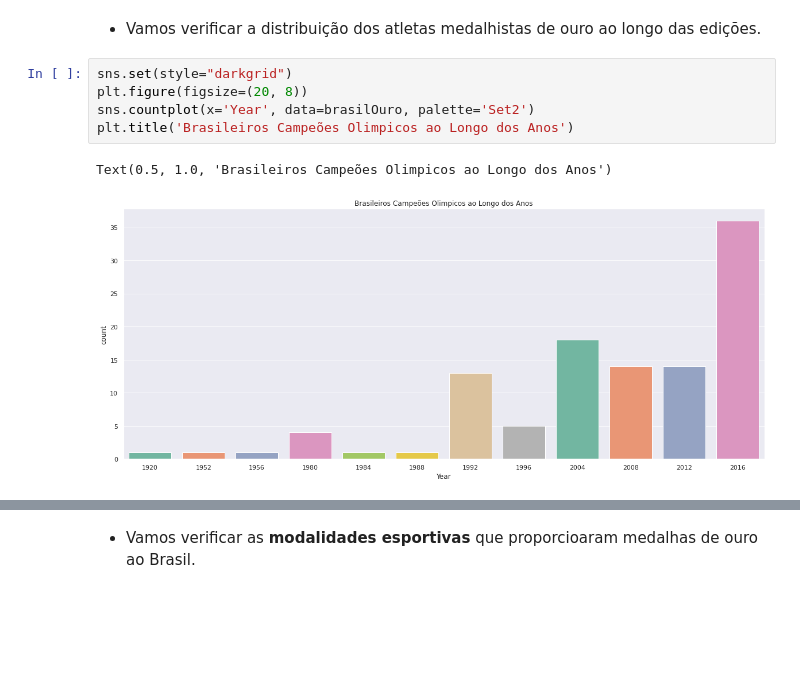
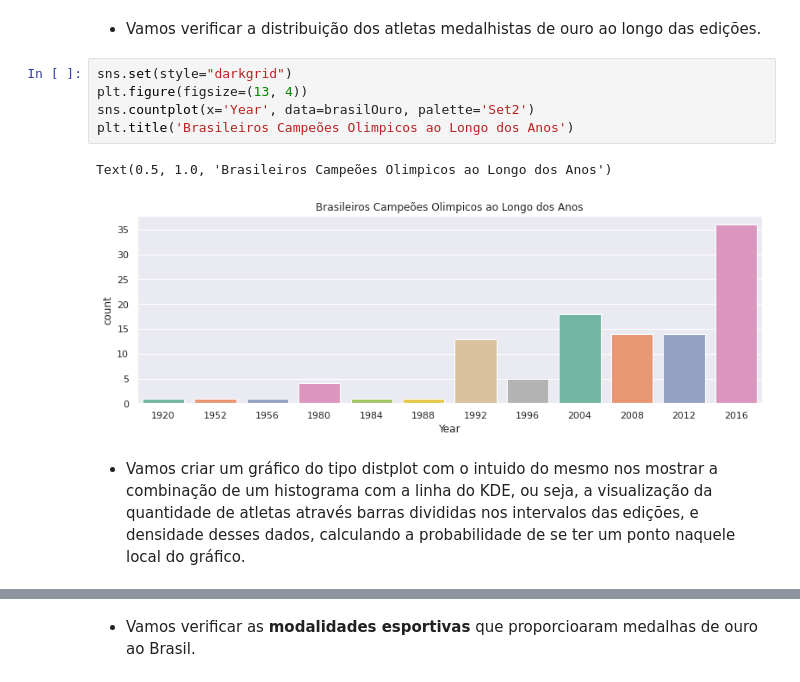
Before and after one commit to MSClaus/Olimpiadas_Analise, a Jupyter notebook: Jogos_Olimpicos.ipynb, the cells around one changed output, grey strips where cells are left out. Cells and saved outputs as stored; diff of their text form; blank space fills up the shorter version.

```diff
--- a/Jogos_Olimpicos.ipynb
+++ b/Jogos_Olimpicos.ipynb
@@ -441,9 +441,11 @@ brasilOuro = brasilOlimpico[(brasilOlimpico.Medal == 'Gold')]
 - Vamos verificar a distribuição dos atletas medalhistas de ouro ao longo das edições.
 # %%
 sns.set(style="darkgrid")
-plt.figure(figsize=(20, 8))
+plt.figure(figsize=(13, 4))
 sns.countplot(x='Year', data=brasilOuro, palette='Set2')
 plt.title('Brasileiros Campeões Olimpicos ao Longo dos Anos')
 # %% [output]
 Text(0.5, 1.0, 'Brasileiros Campeões Olimpicos ao Longo dos Anos')
-[figure, old version]
+[figure, new version]
+# %% [markdown]
+ - Vamos criar um gráfico do tipo distplot com o intuido do mesmo nos mostrar a combinação de um histograma com a linha do KDE, ou seja, a visualização da quantidade de atletas através barras divididas nos intervalos das edições, e densidade desses dados, calculando a probabilidade de se ter um ponto naquele local do gráfico.
```
Also changed, not shown: parts of 8 cells of this notebook.
